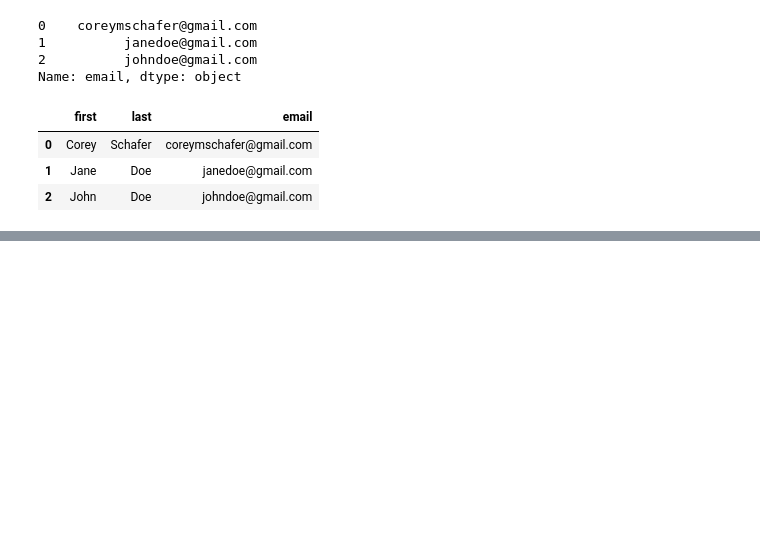
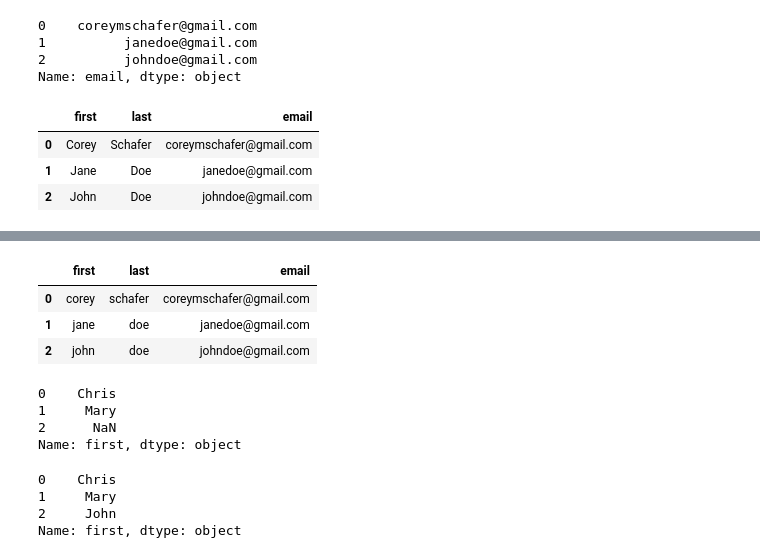
Before and after one commit to marx126/Databehandling-IAN-GAGLIARDI, a Jupyter notebook: Exercises/Stack Overflow exercise/Updating rows and columns.ipynb, the cells around one changed output, grey strips where cells are left out. Cells and saved outputs as stored; diff of their text form; code cells hidden in the pictures; blank space fills up the shorter version.

```diff
--- a/Exercises/Stack Overflow exercise/Updating rows and columns.ipynb
+++ b/Exercises/Stack Overflow exercise/Updating rows and columns.ipynb
@@ -137,0 +205,21 @@ df
+# %%
+df.applymap(str.lower)
+# %% [output]
+|  | first | last | email |
+| 0 | corey | schafer | coreymschafer@gmail.com |
+| 1 | jane | doe | janedoe@gmail.com |
+| 2 | john | doe | johndoe@gmail.com |
+# %%
+df["first"].map({"Corey": "Chris", "Jane": "Mary"})
+# %% [output]
+0    Chris
+1     Mary
+2      NaN
+Name: first, dtype: object
+# %%
+df["first"].replace({"Corey": "Chris", "Jane": "Mary"})
+# %% [output]
+0    Chris
+1     Mary
+2     John
+Name: first, dtype: object
```
Also changed, not shown: parts of 12 cells of this notebook, 1 other file.
